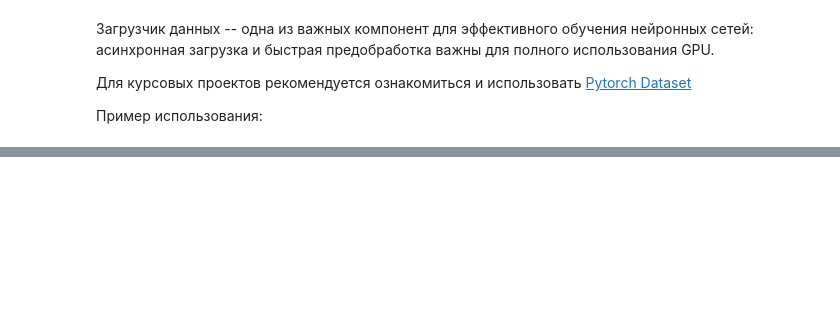
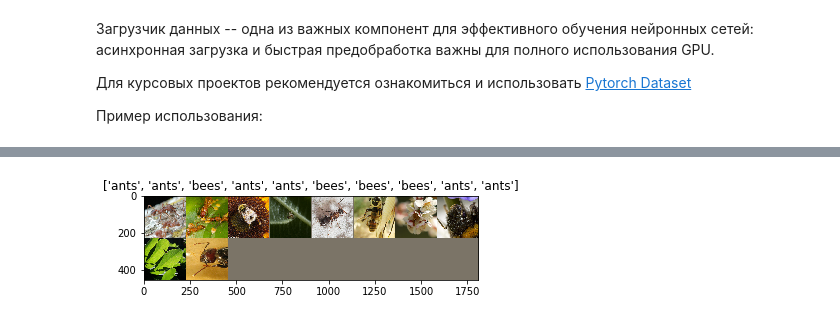
Before and after one commit to Mikhail-off/DL-2019, a Jupyter notebook: Seminars/02/DL19_seminar2.ipynb, the cells around one changed output, grey strips where cells are left out. Cells and saved outputs as stored; diff of their text form; code cells hidden in the pictures; blank space fills up the shorter version.

```diff
--- a/Seminars/02/DL19_seminar2.ipynb
+++ b/Seminars/02/DL19_seminar2.ipynb
@@ -766,18 +822,26 @@ model_ft = models.resnet18(pretrained=True)
 
 # Список слоев модели можно получить с помощью обхода
 # for x in model_ft.named_modules():
-#    print(x[0], x[1])
+#    print(type(x[1]))
 
 # TODO: подмените в модели последний слой, чтобы она работала для двух классов
 
-<your code>
+last_fc = torch.nn.Linear(in_features=model_ft.fc.in_features, out_features=2, bias=True)
+last_activate = torch.nn.Softmax(dim=-1)
+
+model_ft.fc = last_fc
+
+seq = [model_ft, last_activate]
+model_ft = torch.nn.Sequential(*seq)
+
+print(model_ft)
 
 # TODO: выберите, какие параметры дообучать. Результат получается лучше если дообучать всё или только последний слой? Почему?
 # например, выключить обучение всех параметров можно при помощи этого кода:
 # for params in model_ft.parameters():
-#     params.requires_grad = False
+#    params.requires_grad = False
 
-params_to_train = <your code>
+params_to_train = list(last_fc.parameters())
 
 # use GPU if you have it
 if use_gpu:
@@ -798,8 +900,23 @@ model_ft = train_model(
-# %%
-# TODO: напишите функцию, прогоняющую модель на нескольких примерах из валидационной выборки
-# Отобразите картинки и предсказания
-
-def visualize(model, num_images=10):
-    <your code>
-
-visualize(model_ft)
+# %%
+# TODO: напишите функцию, прогоняющую модель на нескольких примерах из валидационной выборки
+# Отобразите картинки и предсказания
+
+def visualize(model, num_images=10):
+    dataloader_val = torch.utils.data.DataLoader(image_datasets['val'], batch_size=num_images,
+                                             shuffle=True, num_workers=4)
+    inputs_val, _ = next(iter(dataloader_val))
+
+    if use_gpu:
+        model = model.cuda()
+        inputs_val = inputs_val.cuda()
+
+    out = model(inputs_val)
+    classes_val = torch.argmax(out, dim=-1)
+    # Make a grid from batch
+    out_val = torchvision.utils.make_grid(inputs_val)
+    out_val = out_val.cpu()
+    imshow(out_val, title=[class_names[x] for x in classes_val])
+
+visualize(model_ft)
+# %% [output]
+[figure, added]
```
Also changed, not shown: parts of 12 cells of this notebook, 1 other file.
